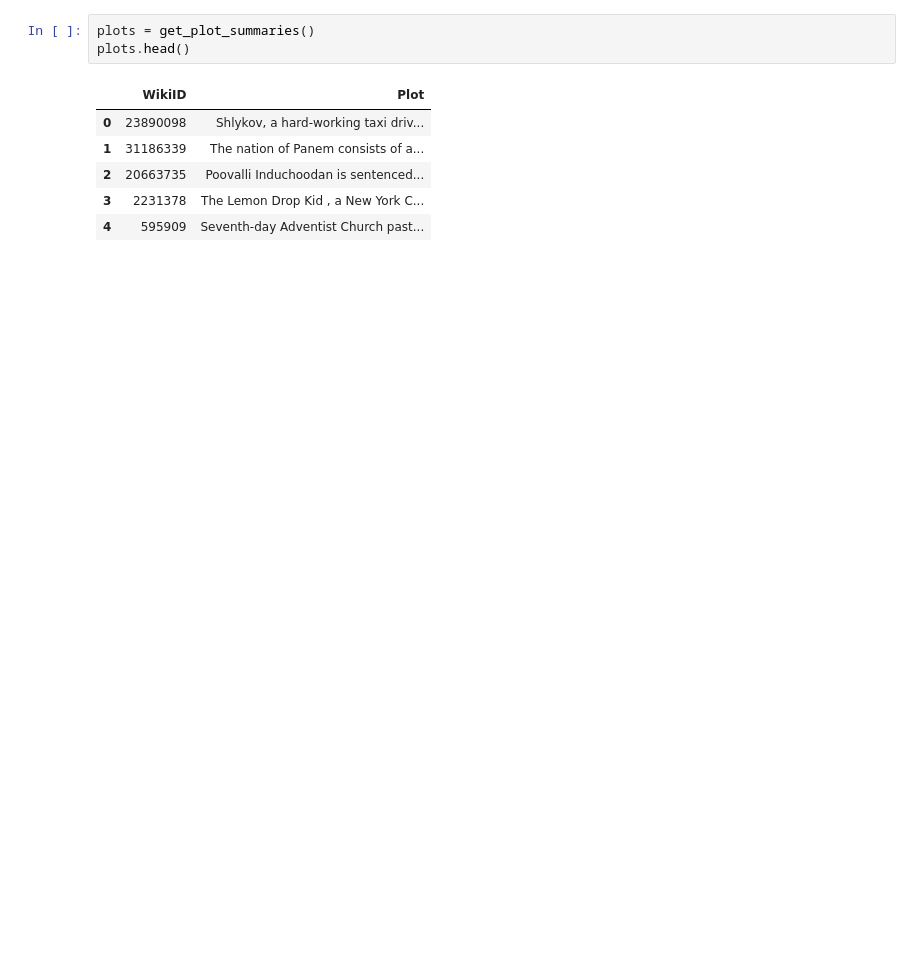
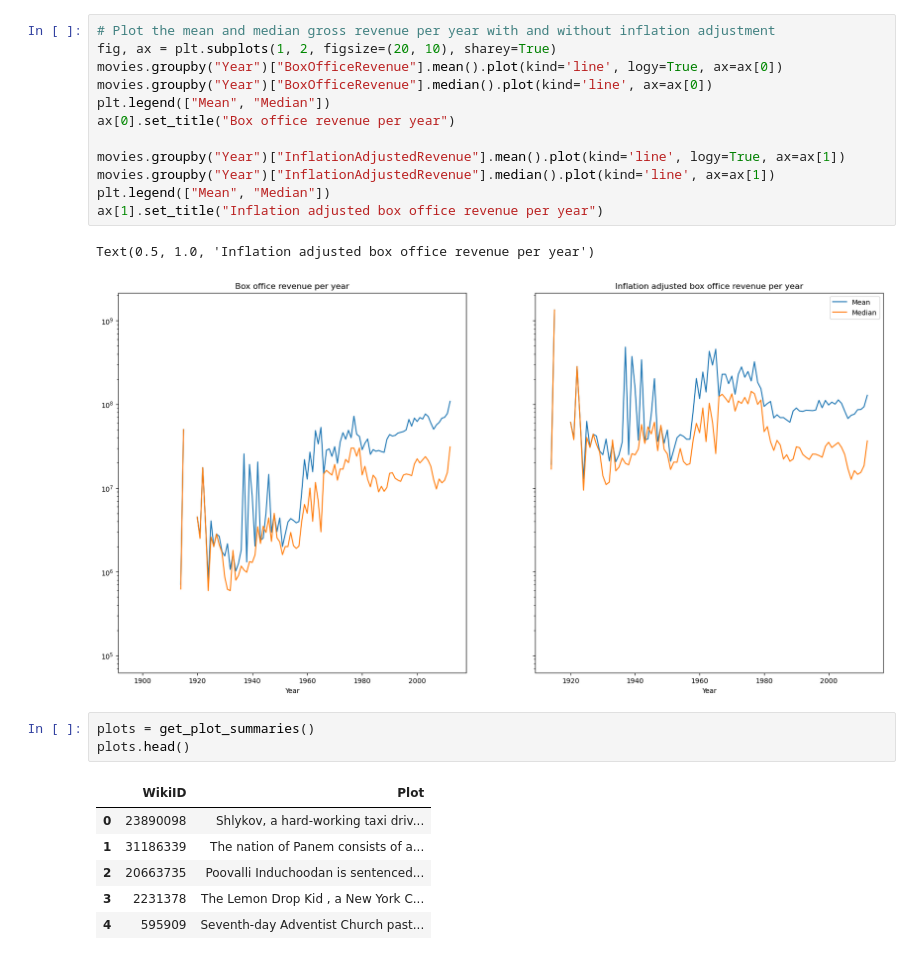
Before and after one commit to epfl-ada/ada-2022-project-adamax, a Jupyter notebook: src/initial-analysis.ipynb, the cells around one changed output. Saved outputs shown, nothing was run; the diff lists cells and outputs as text; blank space fills up the shorter version.

```diff
--- a/src/initial-analysis.ipynb
+++ b/src/initial-analysis.ipynb
@@ -24,3 +28,18 @@ movies.head()
+# %%
+# Plot the mean and median gross revenue per year with and without inflation adjustment
+fig, ax = plt.subplots(1, 2, figsize=(20, 10), sharey=True)
+movies.groupby("Year")["BoxOfficeRevenue"].mean().plot(kind='line', logy=True, ax=ax[0])
+movies.groupby("Year")["BoxOfficeRevenue"].median().plot(kind='line', ax=ax[0])
+plt.legend(["Mean", "Median"])
+ax[0].set_title("Box office revenue per year")
+
+movies.groupby("Year")["InflationAdjustedRevenue"].mean().plot(kind='line', logy=True, ax=ax[1])
+movies.groupby("Year")["InflationAdjustedRevenue"].median().plot(kind='line', ax=ax[1])
+plt.legend(["Mean", "Median"])
+ax[1].set_title("Inflation adjusted box office revenue per year")
+# %% [output]
+Text(0.5, 1.0, 'Inflation adjusted box office revenue per year')
+[figure, added]
 # %%
 plots = get_plot_summaries()
 plots.head()
```
Also changed, not shown: parts of 5 cells of this notebook, 2 other files.
